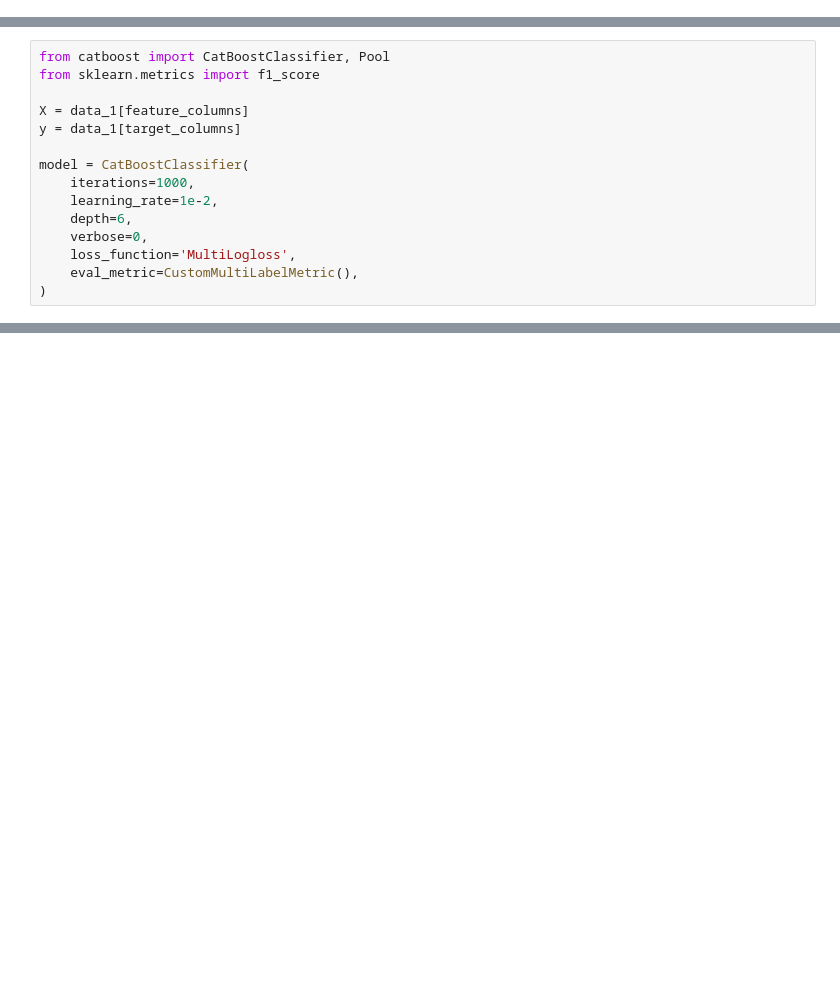
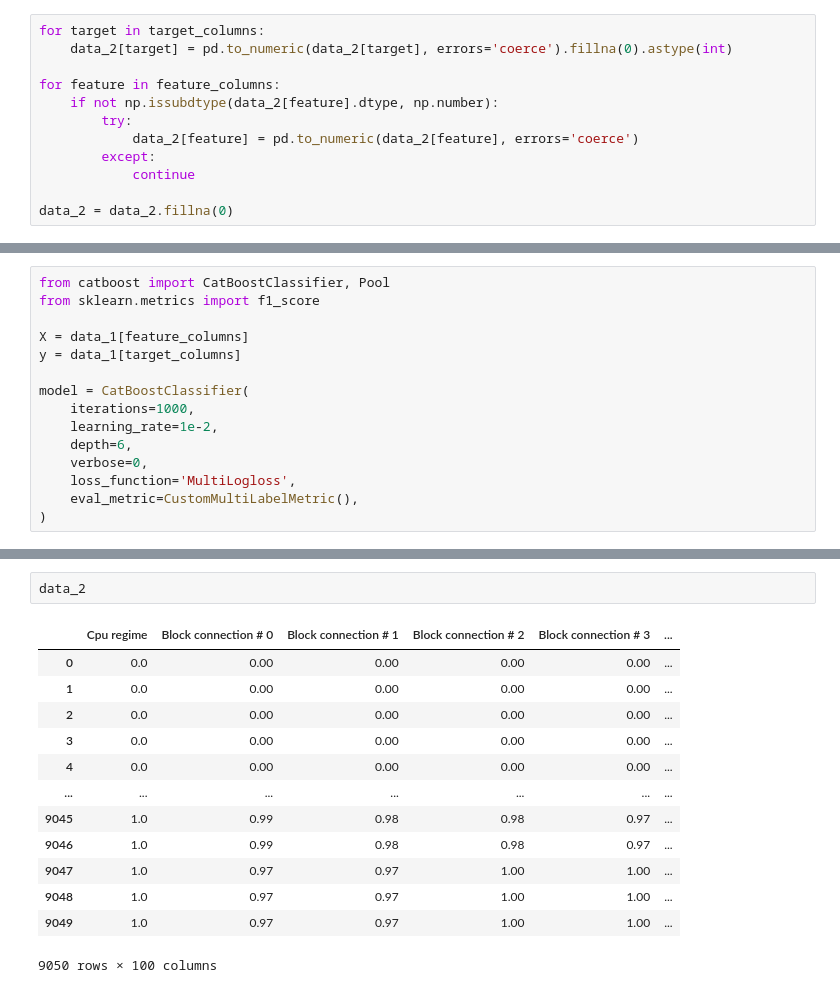
Before and after one commit to Astal2307/PracticeROSAtom, a Jupyter notebook: data_analyze.ipynb, the cells around one changed output, grey strips where cells are left out. Saved outputs shown, nothing was run; the diff lists cells and outputs as text; blank space fills up the shorter version.

```diff
--- a/data_analyze.ipynb
+++ b/data_analyze.ipynb
@@ -490,6 +490,18 @@ for feature in feature_columns:
             continue
 
 data_1 = data_1.fillna(0)
+# %%
+for target in target_columns:
+    data_2[target] = pd.to_numeric(data_2[target], errors='coerce').fillna(0).astype(int)
+
+for feature in feature_columns:
+    if not np.issubdtype(data_2[feature].dtype, np.number):
+        try:
+            data_2[feature] = pd.to_numeric(data_2[feature], errors='coerce')
+        except:
+            continue
+
+data_2 = data_2.fillna(0)
 # %% [markdown]
 Point biserial
 # %%
@@ -642,0 +814,16 @@ ValueError: Mime type rendering requires nbformat>=4.2.0 but it is not installed
+# %%
+data_2
+# %% [output]
+|  | Cpu regime | Block connection # 0 | Block connection # 1 | Block connection # 2 | Block connection # 3 | ... |
+| 0 | 0.0 | 0.00 | 0.00 | 0.00 | 0.00 | ... |
+| 1 | 0.0 | 0.00 | 0.00 | 0.00 | 0.00 | ... |
+| 2 | 0.0 | 0.00 | 0.00 | 0.00 | 0.00 | ... |
+| 3 | 0.0 | 0.00 | 0.00 | 0.00 | 0.00 | ... |
+| 4 | 0.0 | 0.00 | 0.00 | 0.00 | 0.00 | ... |
+| ... | ... | ... | ... | ... | ... | ... |
+| 9045 | 1.0 | 0.99 | 0.98 | 0.98 | 0.97 | ... |
+| 9046 | 1.0 | 0.99 | 0.98 | 0.98 | 0.97 | ... |
+| 9047 | 1.0 | 0.97 | 0.97 | 1.00 | 1.00 | ... |
+| 9048 | 1.0 | 0.97 | 0.97 | 1.00 | 1.00 | ... |
+| 9049 | 1.0 | 0.97 | 0.97 | 1.00 | 1.00 | ... |
+9050 rows × 100 columns
```
Also changed, not shown: parts of 9 cells of this notebook.
